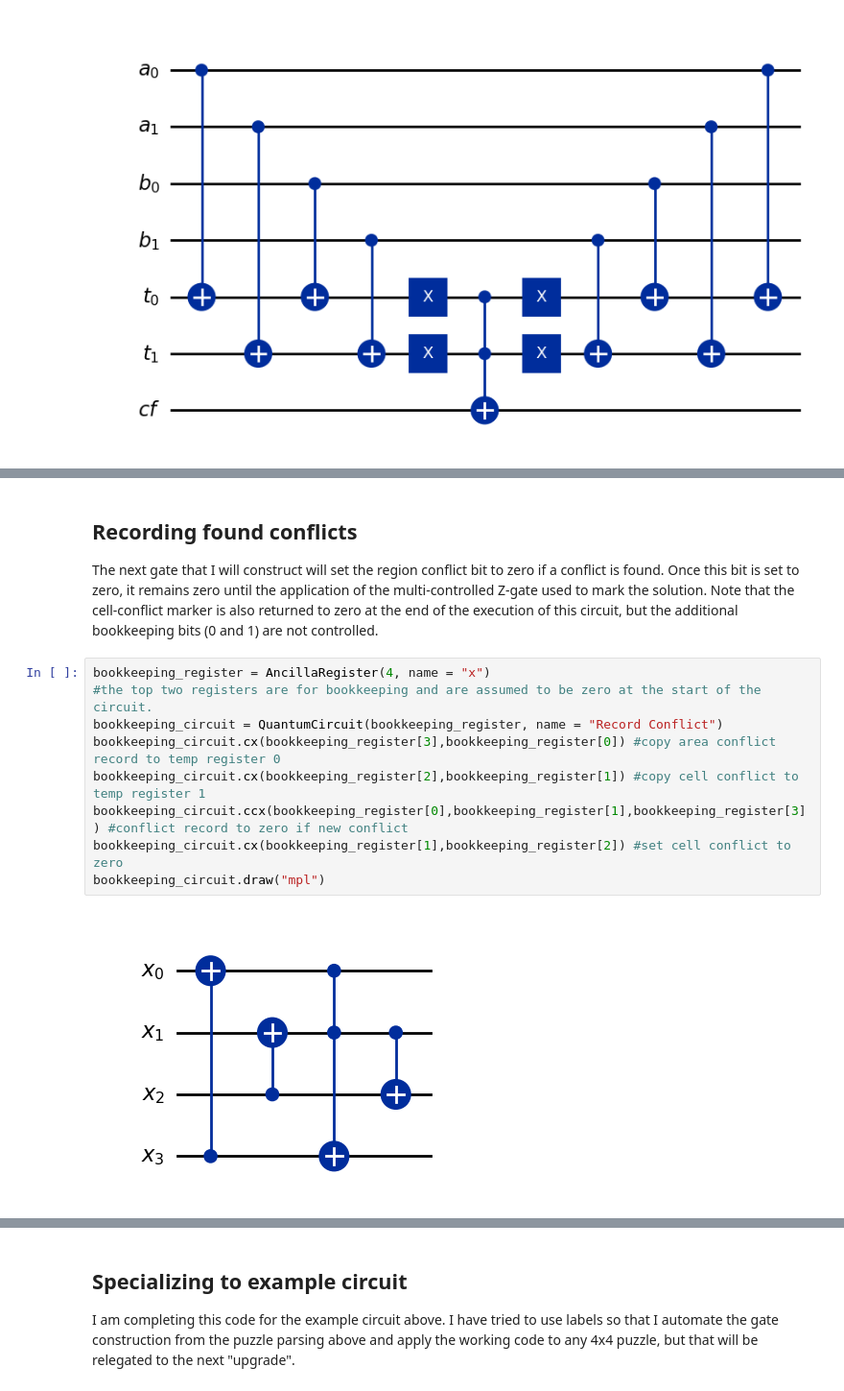
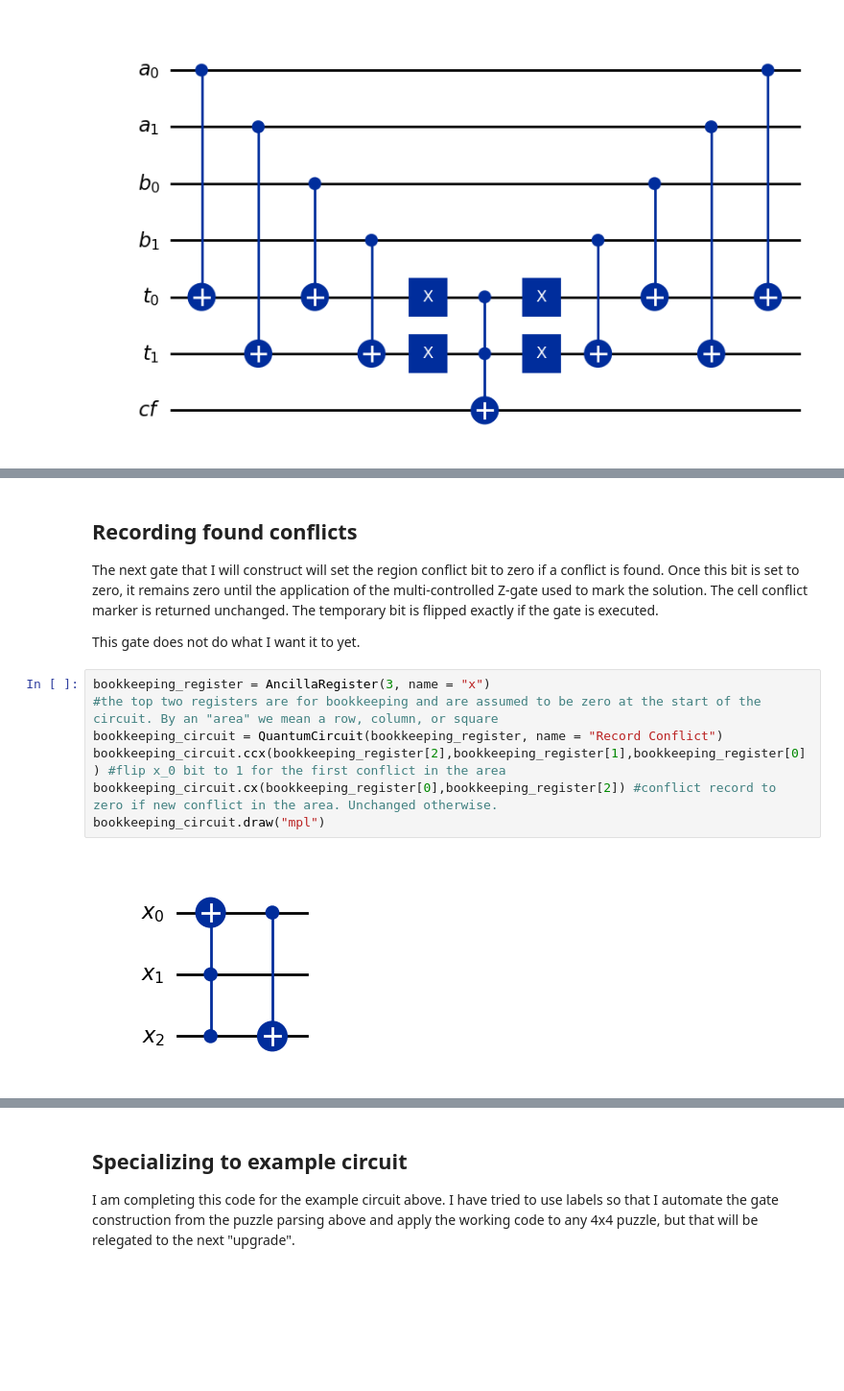
Before and after one commit to jenfns/ErdosQuantum_FirstProject, a Jupyter notebook: Sudoku_Solver.ipynb, the cells around one changed output, grey strips where cells are left out. Shown: that part at 96% size. Cells and saved outputs as stored; diff of their text form; blank space fills up the shorter version.

```diff
--- a/Sudoku_Solver.ipynb
+++ b/Sudoku_Solver.ipynb
@@ -147,16 +224,16 @@ compare_qubits_circuit.draw("mpl")
 # %% [markdown]
 ## Recording found conflicts
-The next gate that I will construct will set the region conflict bit to zero if a conflict is found. Once this bit is set to zero, it remains zero until the application of the multi-controlled Z-gate used to mark the solution. Note that the cell-conflict marker is also returned to zero at the end of the execution of this circuit, but the additional bookkeeping bits (0 and 1) are not controlled.
+The next gate that I will construct will set the region conflict bit to zero if a conflict is found. Once this bit is set to zero, it remains zero until the application of the multi-controlled Z-gate used to mark the solution. The cell conflict marker is returned unchanged. The temporary bit is flipped exactly if the gate is executed.
+
+This gate does not do what I want it to yet.
 # %%
-bookkeeping_register = AncillaRegister(4, name = "x")
-#the top two registers are for bookkeeping and are assumed to be zero at the start of the circuit.
+bookkeeping_register = AncillaRegister(3, name = "x")
+#the top two registers are for bookkeeping and are assumed to be zero at the start of the circuit. By an "area" we mean a row, column, or square
 bookkeeping_circuit = QuantumCircuit(bookkeeping_register, name = "Record Conflict")
-bookkeeping_circuit.cx(bookkeeping_register[3],bookkeeping_register[0]) #copy area conflict record to temp register 0
-bookkeeping_circuit.cx(bookkeeping_register[2],bookkeeping_register[1]) #copy cell conflict to temp register 1
-bookkeeping_circuit.ccx(bookkeeping_register[0],bookkeeping_register[1],bookkeeping_register[3]) #conflict record to zero if new conflict
-bookkeeping_circuit.cx(bookkeeping_register[1],bookkeeping_register[2]) #set cell conflict to zero
+bookkeeping_circuit.ccx(bookkeeping_register[2],bookkeeping_register[1],bookkeeping_register[0]) #flip x_0 bit to 1 for the first conflict in the area
+bookkeeping_circuit.cx(bookkeeping_register[0],bookkeeping_register[2]) #conflict record to zero if new conflict in the area. Unchanged otherwise.
 bookkeeping_circuit.draw("mpl")
 # %% [output]
-[figure, old version]
+[figure, new version]
 # %%
 RecordCF = bookkeeping_circuit.to_gate()
```
Also changed, not shown: parts of 8 cells of this notebook.
